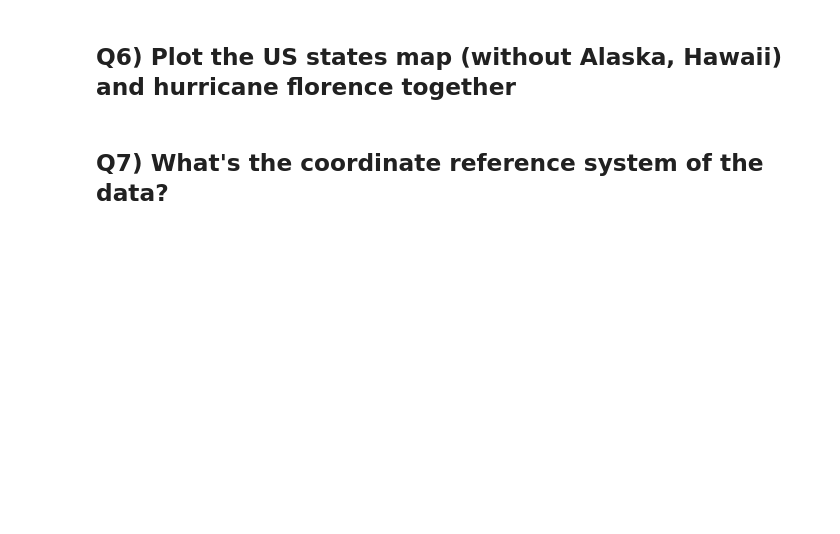
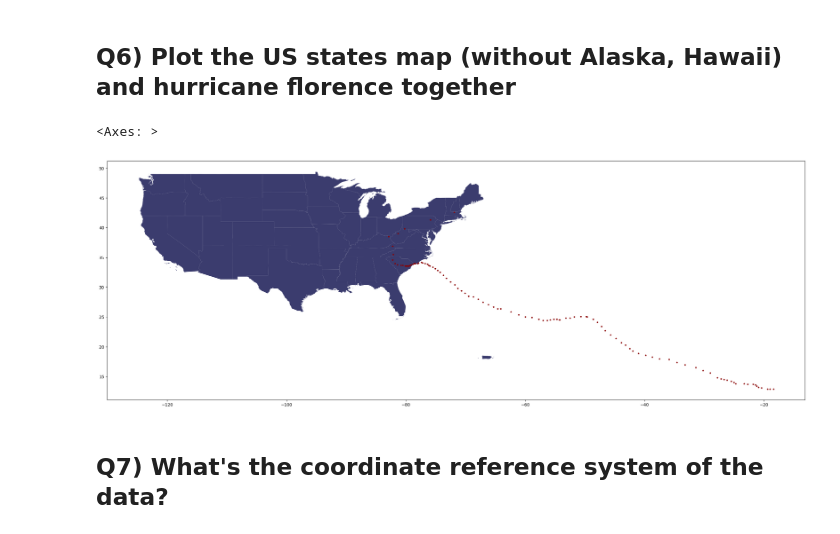
Before and after one commit to David-Soldini/2023_Intro_Python, a Jupyter notebook: ML_EES/IP/W3_S2.ipynb, the cells around one changed output. Drawn from its saved outputs; the diff is of its cells as text; code cells hidden in the pictures; blank space fills up the shorter version.

```diff
--- a/ML_EES/IP/W3_S2.ipynb
+++ b/ML_EES/IP/W3_S2.ipynb
@@ -95,7 +168,7 @@ florence.head(3)
 ## Q5) Create a GeoDataFrame from florence DataFrame
 # %%
 # Create a geodataframe from the hurricane florence dataframe
-gdf_florence = gpd.____(florence, geometry=gpd.____(florence.Long, florence.Lat))
+gdf_florence = gpd.GeoDataFrame(florence, geometry=gpd.points_from_xy(florence.Long, florence.Lat))
 # %%
 # Have a look at the hurricane geodataframe
 gdf_florence.head(2)
@@ -104,10 +181,13 @@ gdf_florence.head(2)
 # %%
 # Plotting to see the hurricane overlay the US map:
 fig, ax = plt.subplots(1, figsize=(30,20))
-base = country[country[____].isin([____,____]) == False].____(ax=ax, color='#3B3C6E')
+base = country[country['NAME'].isin(['Alaska','Hawaii']) == False].plot(ax=ax, color='#3B3C6E')
 
 # plotting the hurricane position on top with red color to stand out:
-gdf_florence.____(ax=base, color='darkred', marker="*", markersize=10)
+gdf_florence.plot(ax=base, color='darkred', marker="*", markersize=10)
+# %% [output]
+<Axes: >
+[figure, added]
 # %% [markdown]
 ## Q7) What's the coordinate reference system of the data?
 # %%
```
Also changed, not shown: parts of 13 cells of this notebook.
